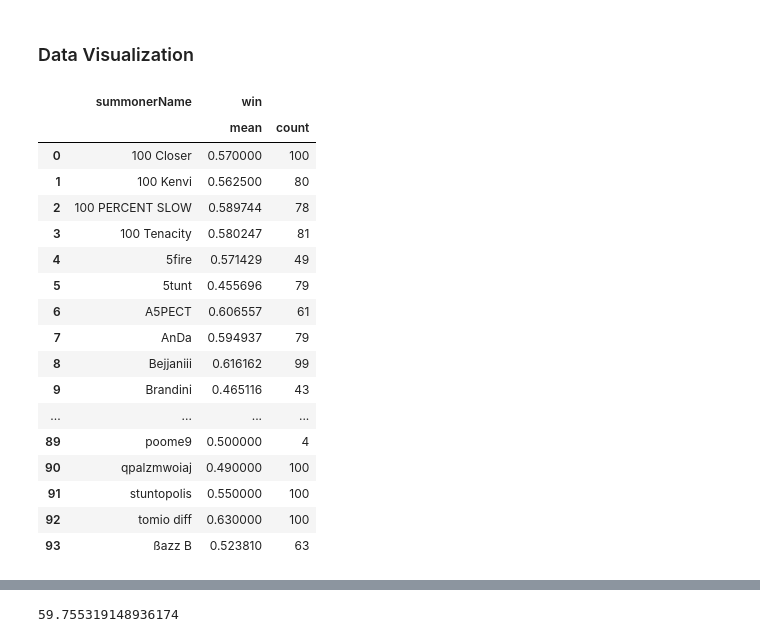
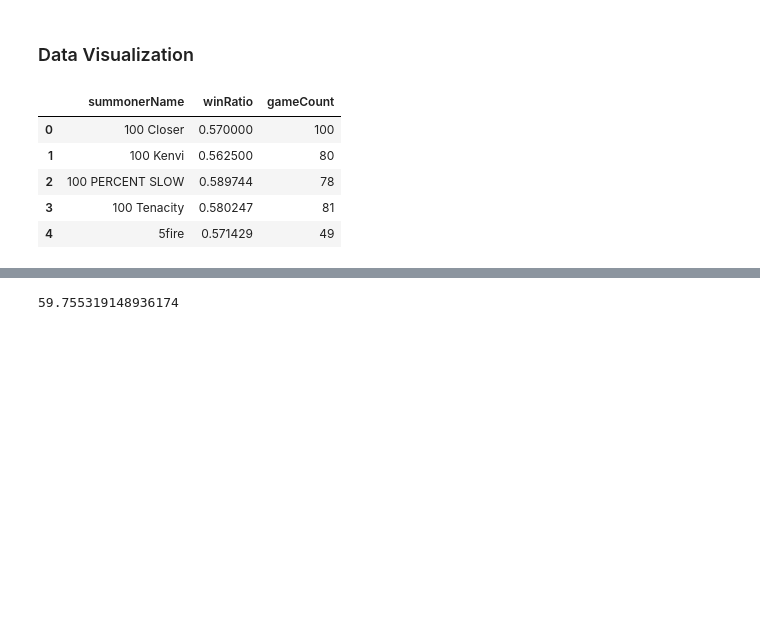
Before and after one commit to jhan-1996/Python_Projects, a Jupyter notebook: league_project_final.ipynb, the cells around one changed output, grey strips where cells are left out. Cells and saved outputs as stored; diff of their text form; code cells hidden in the pictures; blank space fills up the shorter version.

```diff
--- a/league_project_final.ipynb
+++ b/league_project_final.ipynb
@@ -870,26 +870,14 @@ kda.corr()
 # %%
 summoner_win_ratio = match_df.groupby("summonerName").agg({"win": ["mean", "count"]}).reset_index()
 # %%
-summoner_win_ratio
+summoner_win_ratio.head()
 # %% [output]
-|  | summonerName | win |  |
-|  |  | mean | count |
+|  | summonerName | winRatio | gameCount |
 | 0 | 100 Closer | 0.570000 | 100 |
 | 1 | 100 Kenvi | 0.562500 | 80 |
 | 2 | 100 PERCENT SLOW | 0.589744 | 78 |
 | 3 | 100 Tenacity | 0.580247 | 81 |
 | 4 | 5fire | 0.571429 | 49 |
-| 5 | 5tunt | 0.455696 | 79 |
-| 6 | A5PECT | 0.606557 | 61 |
-| 7 | AnDa | 0.594937 | 79 |
-| 8 | Bejjaniii | 0.616162 | 99 |
-| 9 | Brandini | 0.465116 | 43 |
-| ... | ... | ... | ... |
-| 89 | poome9 | 0.500000 | 4 |
-| 90 | qpalzmwoiaj | 0.490000 | 100 |
-| 91 | stuntopolis | 0.550000 | 100 |
-| 92 | tomio diff | 0.630000 | 100 |
-| 93 | ßazz B | 0.523810 | 63 |
 # %%
 summoner_win_ratio.columns = ["summonerName", "winRatio", "gameCount"]
 # %%
```
Also changed, not shown: parts of 1 cell of this notebook.
